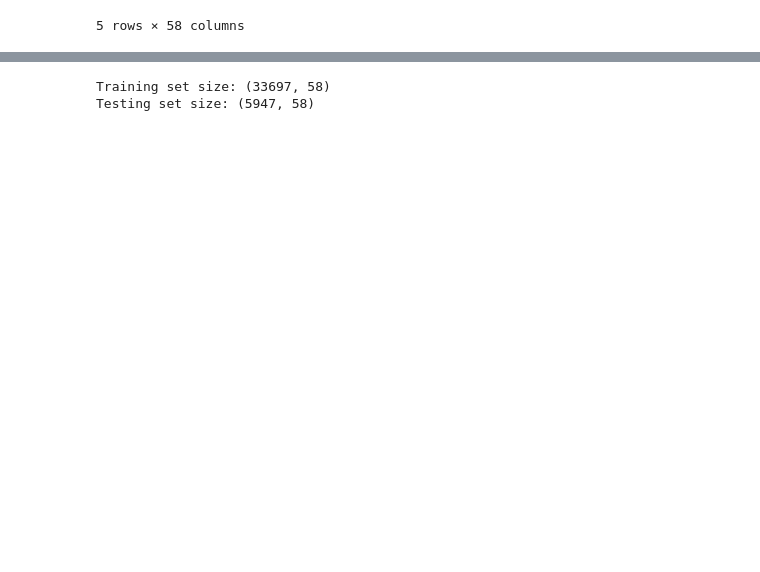
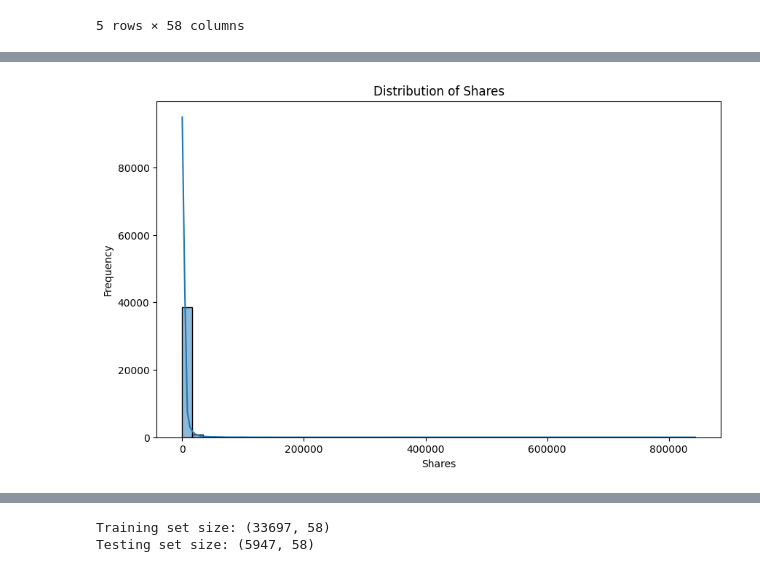
Before and after one commit to JoelJoshi2002/Online-News-Popularity-Prediction, a Jupyter notebook: Phase_2.ipynb, the cells around one changed output, grey strips where cells are left out. Drawn from its saved outputs; the diff is of its cells as text; code cells hidden in the pictures; blank space fills up the shorter version.

```diff
--- a/Phase_2.ipynb
+++ b/Phase_2.ipynb
@@ -140,0 +274,2 @@ display(features_raw.head())
+# %%
+data.columns = data.columns.str.strip()
@@ -200,0 +398,12 @@ plt.show()
+# %%
+data_cleaned =data.copy()
+# %%
+# Distribution of shares
+plt.figure(figsize=(10, 6))
+sns.histplot(data_cleaned['shares'], bins=50, kde=True)
+plt.title('Distribution of Shares')
+plt.xlabel('Shares')
+plt.ylabel('Frequency')
+plt.show()
+# %% [output]
+[figure]
```
Also changed, not shown: parts of 59 cells of this notebook.
